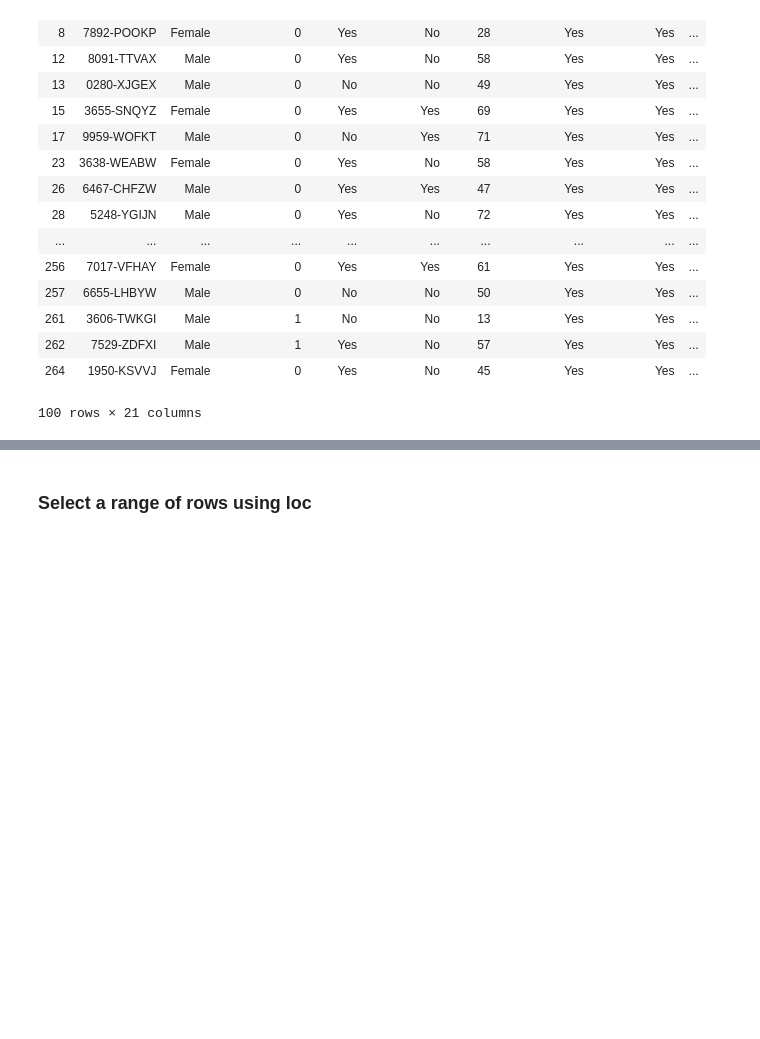
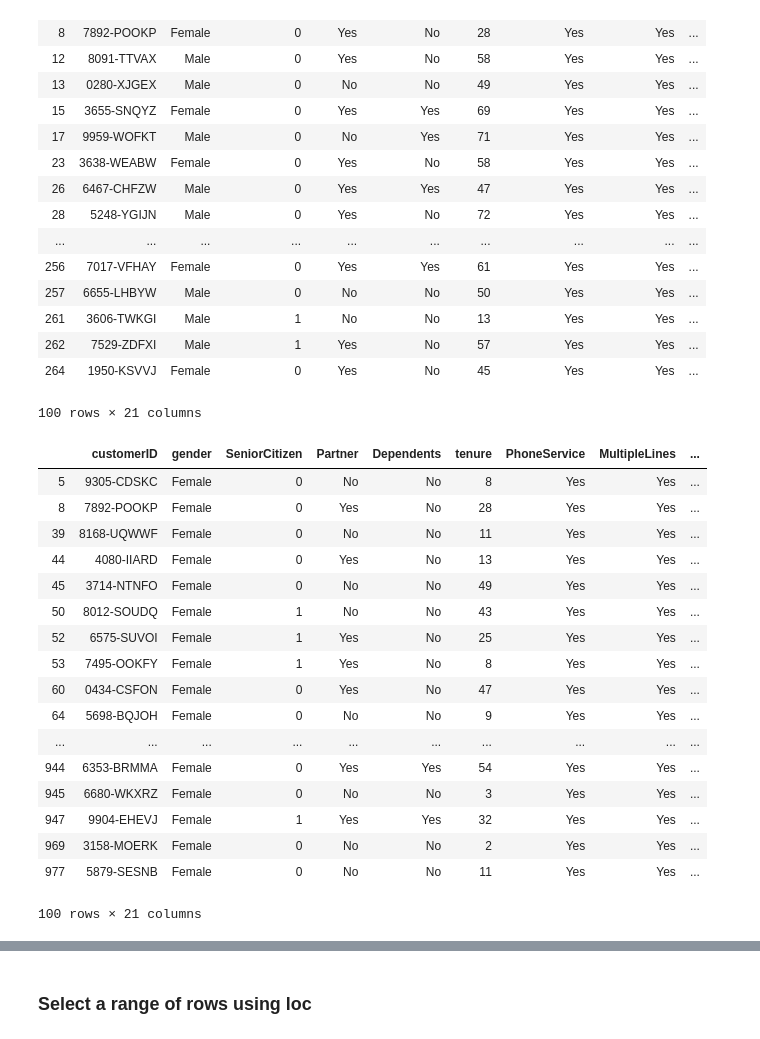
Before and after one commit to sdman135/Pandas_practice, a Jupyter notebook: Self Practice.ipynb, the cells around one changed output, grey strips where cells are left out. Drawn from its saved outputs; the diff is of its cells as text; code cells hidden in the pictures; blank space fills up the shorter version.

```diff
--- a/Self Practice.ipynb
+++ b/Self Practice.ipynb
@@ -626,3 +647,24 @@ df.loc[(df.PhoneService=='Yes')&(df.MultipleLines=='Yes')].head(100)
 | 262 | 7529-ZDFXI | Male | 1 | Yes | No | 57 | Yes | Yes | ... |
 | 264 | 1950-KSVVJ | Female | 0 | Yes | No | 45 | Yes | Yes | ... |
 100 rows × 21 columns
+# %%
+df.loc[(df.gender=='Female')&(df.PhoneService=='Yes')&(df.MultipleLines=='Yes')&(df.Contract=='Month-to-month')].head(100)
+# %% [output]
+|  | customerID | gender | SeniorCitizen | Partner | Dependents | tenure | PhoneService | MultipleLines | ... |
+| 5 | 9305-CDSKC | Female | 0 | No | No | 8 | Yes | Yes | ... |
+| 8 | 7892-POOKP | Female | 0 | Yes | No | 28 | Yes | Yes | ... |
+| 39 | 8168-UQWWF | Female | 0 | No | No | 11 | Yes | Yes | ... |
+| 44 | 4080-IIARD | Female | 0 | Yes | No | 13 | Yes | Yes | ... |
+| 45 | 3714-NTNFO | Female | 0 | No | No | 49 | Yes | Yes | ... |
+| 50 | 8012-SOUDQ | Female | 1 | No | No | 43 | Yes | Yes | ... |
+| 52 | 6575-SUVOI | Female | 1 | Yes | No | 25 | Yes | Yes | ... |
+| 53 | 7495-OOKFY | Female | 1 | Yes | No | 8 | Yes | Yes | ... |
+| 60 | 0434-CSFON | Female | 0 | Yes | No | 47 | Yes | Yes | ... |
+| 64 | 5698-BQJOH | Female | 0 | No | No | 9 | Yes | Yes | ... |
+| ... | ... | ... | ... | ... | ... | ... | ... | ... | ... |
+| 944 | 6353-BRMMA | Female | 0 | Yes | Yes | 54 | Yes | Yes | ... |
+| 945 | 6680-WKXRZ | Female | 0 | No | No | 3 | Yes | Yes | ... |
+| 947 | 9904-EHEVJ | Female | 1 | Yes | Yes | 32 | Yes | Yes | ... |
+| 969 | 3158-MOERK | Female | 0 | No | No | 2 | Yes | Yes | ... |
+| 977 | 5879-SESNB | Female | 0 | No | No | 11 | Yes | Yes | ... |
+100 rows × 21 columns
```
Also changed, not shown: parts of 8 cells of this notebook.
